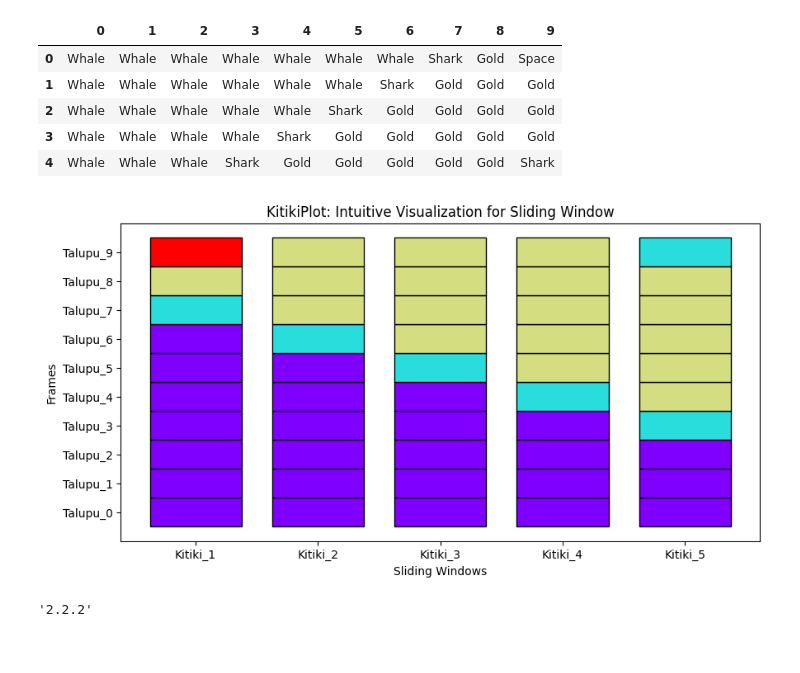
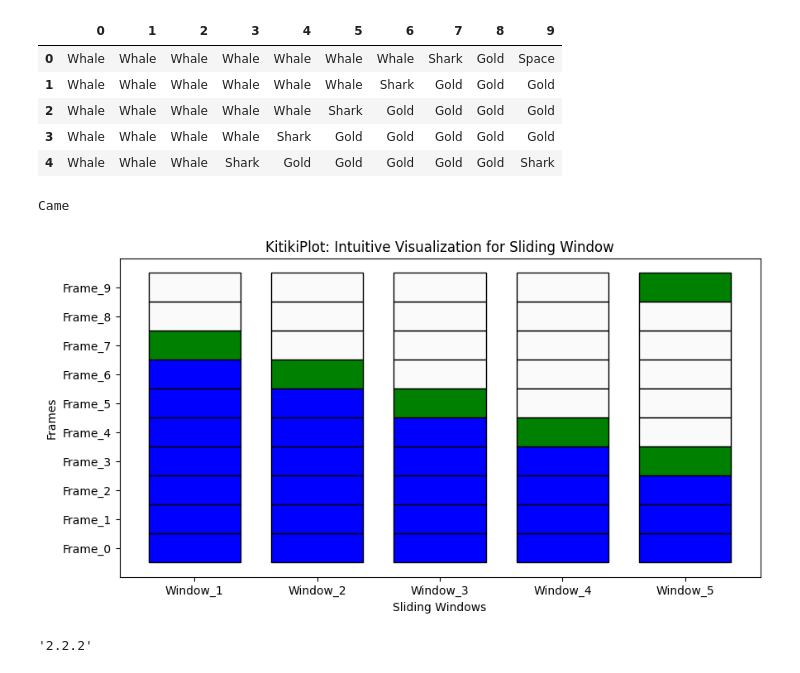
Before and after one commit to BodduSriPavan-111/kitikiplot, a Jupyter notebook: examples/Usage_Guide.ipynb, the cells around one changed output. Saved outputs shown, nothing was run; the diff lists cells and outputs as text; code cells hidden in the pictures.

```diff
--- a/examples/Usage_Guide.ipynb
+++ b/examples/Usage_Guide.ipynb
@@ -20,9 +20,10 @@ df
 # %%
 plot= kitikiplot( data= df )
 # %%
-plot.plot(figsize= (10, 5), cell_width= 3, xtick_prefix= "Kitiki", ytick_prefix= "Talupu")
+plot.plot(figsize= (10, 5), cell_width= 3, cmap={"Shark": "Green", "Whale":"Blue"} )
 # %% [output]
+Came
-[figure, old version]
+[figure, new version]
 # %%
 import pandas as pd
 import matplotlib
```
Also changed, not shown: 3 other files.
